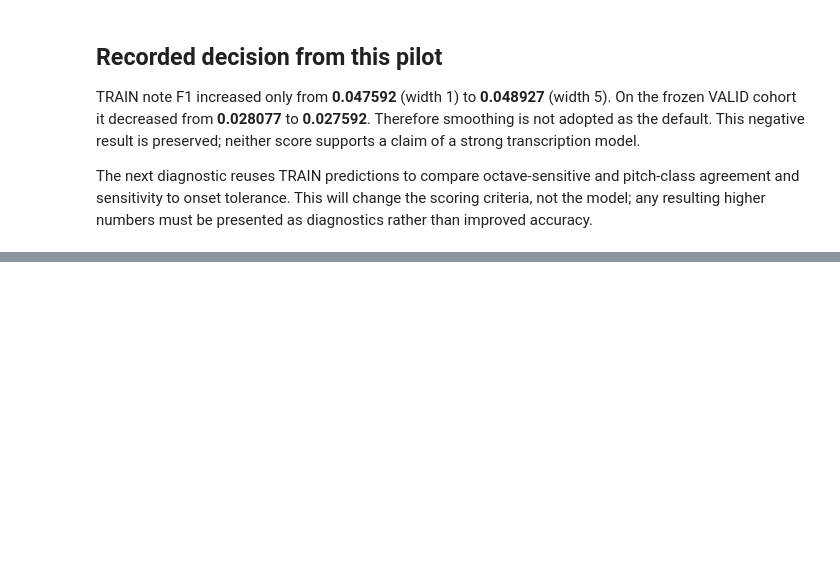
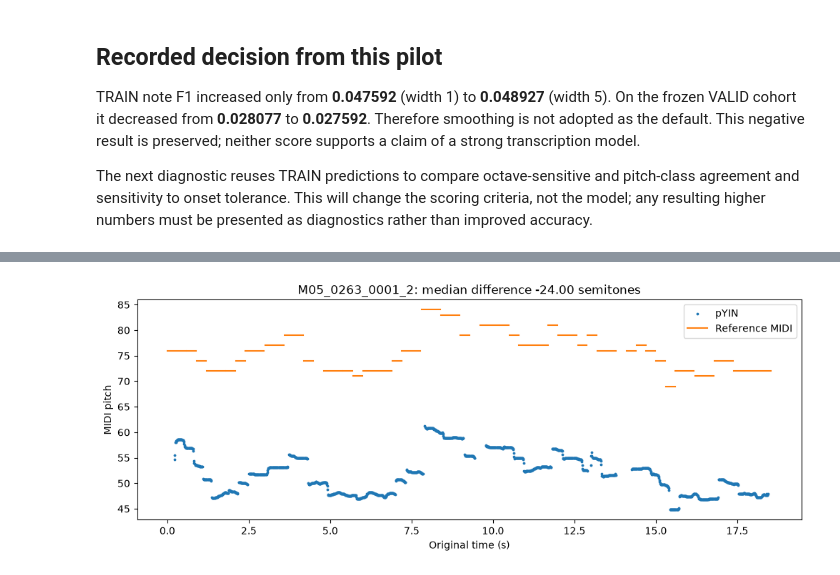
Before and after one commit to SYNCODE-SLIIT/J26-DS-339, a Jupyter notebook: notebooks/vishwa/02_baseline_alignment_and_evaluation.ipynb, the cells around one changed output, grey strips where cells are left out. Cells and saved outputs as stored; diff of their text form; code cells hidden in the pictures; blank space fills up the shorter version.

```diff
--- a/notebooks/vishwa/02_baseline_alignment_and_evaluation.ipynb
+++ b/notebooks/vishwa/02_baseline_alignment_and_evaluation.ipynb
@@ -113,0 +152,14 @@ The next diagnostic reuses TRAIN predictions to compare octave-sensitive and pit
+# %%
+case=max(diagnostics['per_recording'],key=lambda r:abs(r['median_pitch_error_semitones']))
+key=case['key']
+with np.load(ROOT/'datasets/humtrans/derived/research/pilot_features'/f'{key}.npz') as f:
+    frame={k:f[k] for k in f.files}
+ref,_=read_midi_notes(ROOT/'datasets/humtrans/downloads/midi_data'/f'{key}.mid')
+fig,ax=plt.subplots(figsize=(12,4))
+mask=frame['voiced'] & np.isfinite(frame['f0_hz'])
+ax.scatter(frame['times_s'][mask],librosa.hz_to_midi(frame['f0_hz'][mask]),s=3,label='pYIN')
+for i,(a,b,pitch) in enumerate(ref):ax.plot([a,b],[pitch,pitch],color='tab:orange',label='Reference MIDI' if i==0 else None)
+ax.set(title=f"{key}: median difference {case['median_pitch_error_semitones']:.2f} semitones",xlabel='Original time (s)',ylabel='MIDI pitch')
+ax.legend();plt.show()
+# %% [output]
+[figure, added]
```
Also changed, not shown: parts of 3 cells of this notebook, 10 other files.
